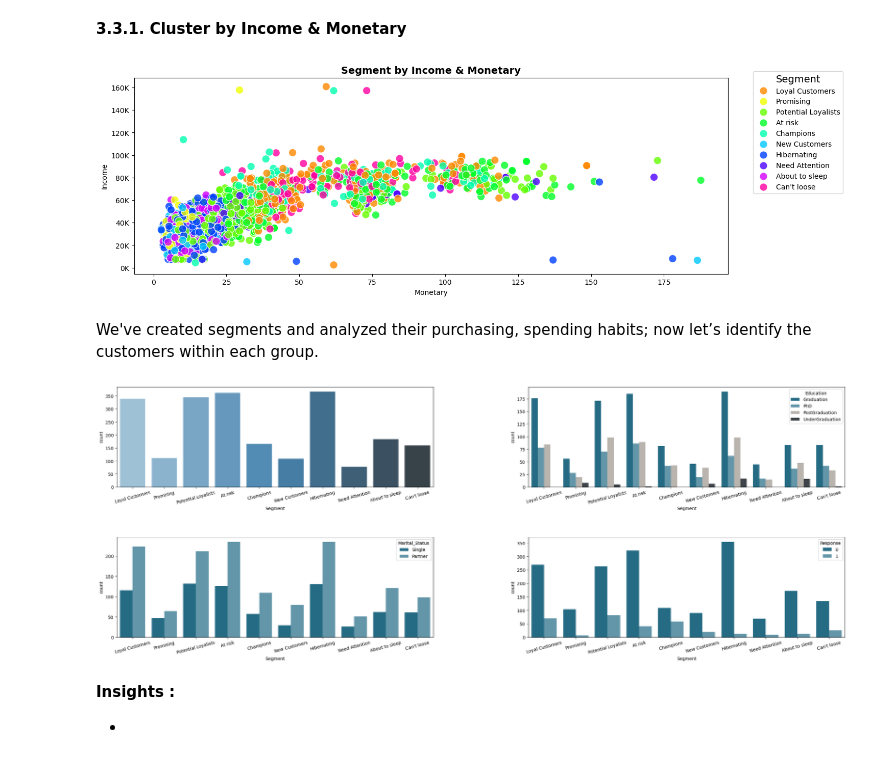
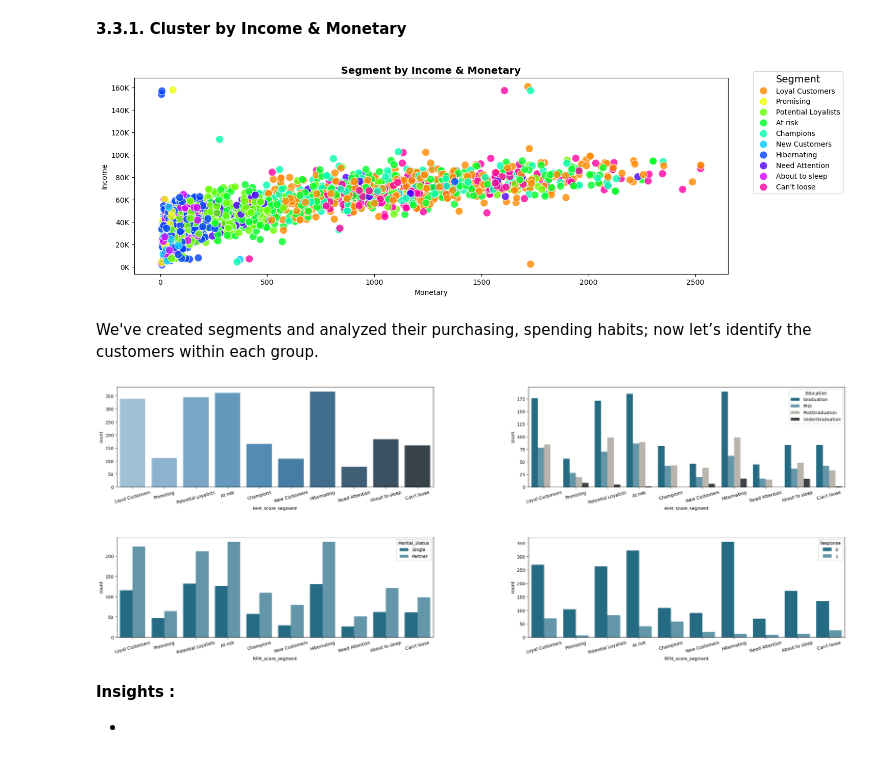
Before and after one commit to annugit1655/Customer-Behaviour-Analysis-with-CLTV, a Jupyter notebook: notebooks/02-RFM-Segmentation.ipynb, the cells around one changed output. Saved outputs shown, nothing was run; the diff lists cells and outputs as text; code cells hidden in the pictures.

```diff
--- a/notebooks/02-RFM-Segmentation.ipynb
+++ b/notebooks/02-RFM-Segmentation.ipynb
@@ -69,9 +62,9 @@ for file in data_path.rglob('*.csv'):
 5   processed_cltv_segmentation.csv
 6   processed_data.csv
 # %%
-display_md("**Loading Raw Dataset...**")
+display_md("**Loading processed Dataset...**")
 try:
-    processed_df = pd.read_csv(data_path.joinpath("processed_data.csv"))
+    processed_df = load_data(data_path.joinpath("processed_data.csv"))
 
     # standardize the column names
     processed_df.columns = processed_df.columns.str.strip().str.replace(" ", "_").str.replace(".", "_")
@@ -921,18 +897,14 @@ We add a "Segments" column to `rfm_data` by applying a `classifier` function. Th
 # creating five quartiles based on recency and frequency metrics, excluding monetary
 RF_segmentation_map = {
     r'[1-2][1-2]': 'Hibernating',
-    r'[1-2][3-4]': 'At risk',
-    r'[1-2]5': 'Can\'t loose',
-    r'3[1-2]': 'About to sleep',
-    r'33': 'Need Attention',
-    r'[3-4][4-5]': 'Loyal Customers',
-    r'41': 'Promising',
-    r'51': 'New Customers',
-    r'[4-5][2-3]': 'Potential Loyalists',
-    r'5[4-5]': 'Champions'
+    r'[1-2][3-4]': 'At Risk',
+    r'3[1-2]': 'Need Attention',
+    r'3[3-4]': 'Potential Loyalists',
+    r'4[1-2]': 'Loyal Customers',
+    r'4[3-4]': 'Champions'
 }
 
 rfm_data['RFM_score_segment'] = rfm_data['R'].map(str) + rfm_data['F'].map(str)
 rfm_data['RFM_score_segment'] = rfm_data['RFM_score_segment'].replace(RF_segmentation_map, regex=True)
-rfm_data.head()
+display(rfm_data.head())
 # %% [output]
@@ -1002,0 +984,3 @@ rfm_data.groupby('RFM_score_segment').agg({'Recency': ['mean','median','min','ma
+# %%
+rfm_data['RFM_Points'] = rfm_data[['R', 'F', 'M']].sum(axis=1)
+display(rfm_data.head())
@@ -1002,0 +994,18 @@ rfm_data.groupby('RFM_score_segment').agg({'Recency': ['mean','median','min','ma
+# %%
+def assign_segment(rfm_total):
+    if rfm_total >= 11:
+        return "Champions"
+    elif rfm_total >= 9:
+        return "Loyal Customers"
+    elif rfm_total >= 7:
+        return "Potential Loyalists"
+    elif rfm_total >= 5:
+        return "Need Attention"
+    elif rfm_total == 4:
+        return "At Risk"
+    elif rfm_total == 3:
+        return "Hibernating"
+
+
+rfm_data["RFM_point_segment"] = rfm_data["RFM_Points"].apply(assign_segment)
+display(rfm_data.head())
@@ -1019,25 +1049,25 @@ __3.3.1. Cluster by Income & Monetary__
 # %%
 import matplotlib as mpl
 from matplotlib.ticker import FuncFormatter
 fig, ax = plt.subplots(figsize=(15, 5))
 
 sns.scatterplot(
     data=full_df,
     x='Monetary',
     y='Income',
-    hue='Segment',
-    palette=sns.color_palette(palette='hsv', n_colors=full_df['Segment'].nunique()),
+    hue='RFM_score_segment',
+    palette=sns.color_palette(palette='hsv', n_colors=full_df['RFM_score_segment'].nunique()),
     alpha=0.8,
     s=120
 )
 
 ax.yaxis.set_major_formatter(FuncFormatter(lambda x, _: f"{x/1000:.0f}K"))
 ax.set_title("Segment by Income & Monetary", fontsize=14, fontweight='bold')
 ax.legend(title='Segment', title_fontsize=14, bbox_to_anchor=(1.2, 1.05), loc='upper right', fancybox=True)
 
 plt.show()
 # %% [output]
-[figure, old version]
+[figure, new version]
 # %% [markdown]
 We've created segments and analyzed their purchasing, spending habits; now let’s identify the customers within each group.
 # %%
@@ -1046,22 +1076,22 @@ We've created segments and analyzed their purchasing, spending habits; now let
 fig, ax = plt.subplots(2, 2, figsize=(24, 9))
 
 # Plot 1: Segment counts
-sns.countplot(x="Segment", data=full_df, palette="Blues_d", ax=ax[0,0])
+sns.countplot(x="RFM_score_segment", data=full_df, palette="Blues_d", ax=ax[0,0])
 ax[0,0].tick_params(axis='x', rotation=25, labelrotation=15)
 
 # Plot 2: Segment vs Education
-sns.countplot(x="Segment", hue="Education", data=full_df,
+sns.countplot(x="RFM_score_segment", hue="Education", data=full_df,
               palette=['#157394','#589cb4','#bcb4ac','#3c444c'], ax=ax[0,1])
 ax[0,1].tick_params(axis='x', rotation=25, labelrotation=15)
 
 
 # Plot 3: Segment vs Marital_Status
-sns.countplot(x="Segment", hue="Marital_Status", data=full_df,
+sns.countplot(x="RFM_score_segment", hue="Marital_Status", data=full_df,
               palette=['#157394','#589cb4'], ax=ax[1,0])
 ax[1,0].tick_params(axis='x', rotation=25, labelrotation=15)
 
 # Plot 4: Segment vs Response
-sns.countplot(x="Segment", hue="Response", data=full_df,
+sns.countplot(x="RFM_score_segment", hue="Response", data=full_df,
               palette=['#157394','#589cb4'], ax=ax[1,1])
 ax[1,1].tick_params(axis='x', rotation=25, labelrotation=15)
 
@@ -1069,7 +1099,7 @@ plt.tight_layout()
 plt.subplots_adjust(wspace=0.3, hspace=0.5)
 plt.show()
 # %% [output]
-[figure, old version]
+[figure, new version]
 # %% [markdown]
 **Insights :**
 
```
Also changed, not shown: parts of 33 cells of this notebook, 4 other files.
